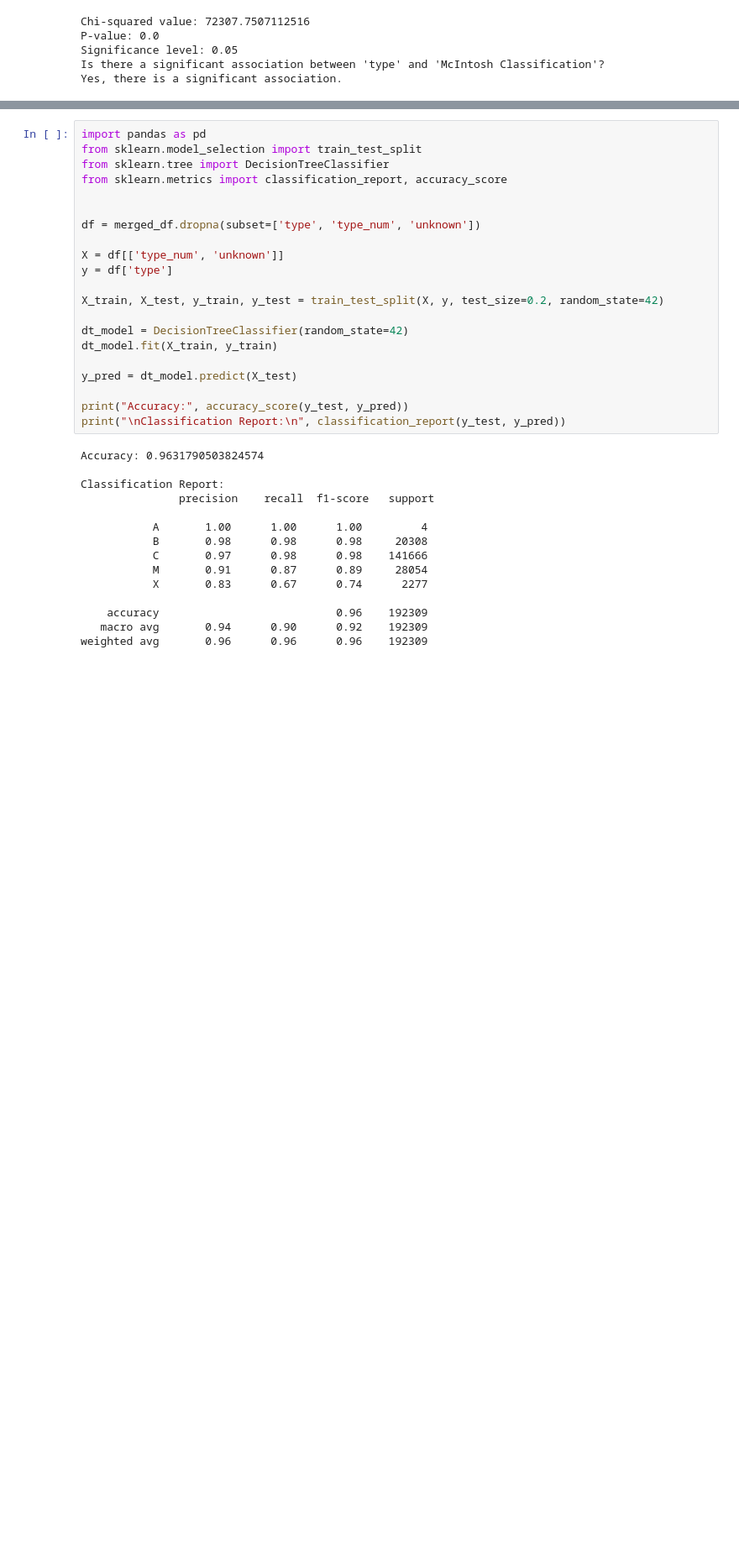
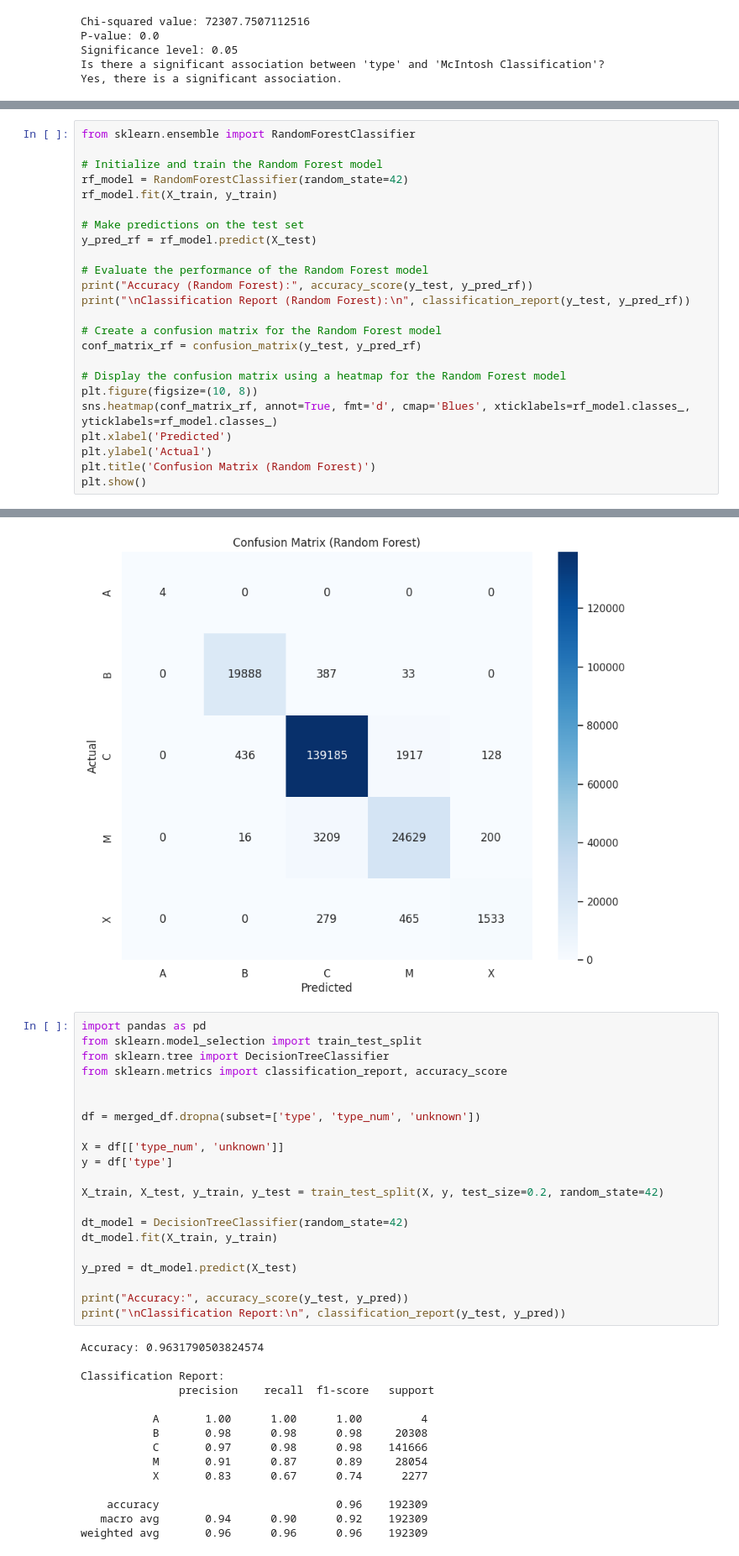
Before and after one commit to Mpho-AI/Sunspots-and-flares, a Jupyter notebook: BDV_ASS2_Sunspots_and_flares.ipynb, the cells around one changed output, grey strips where cells are left out. Shown at 84% size. Saved outputs shown, nothing was run; the diff lists cells and outputs as text; blank space fills up the shorter version.

```diff
--- a/BDV_ASS2_Sunspots_and_flares.ipynb
+++ b/BDV_ASS2_Sunspots_and_flares.ipynb
@@ -500,0 +733,25 @@ else:
+# %%
+from sklearn.ensemble import RandomForestClassifier
+
+# Initialize and train the Random Forest model
+rf_model = RandomForestClassifier(random_state=42)
+rf_model.fit(X_train, y_train)
+
+# Make predictions on the test set
+y_pred_rf = rf_model.predict(X_test)
+
+# Evaluate the performance of the Random Forest model
+print("Accuracy (Random Forest):", accuracy_score(y_test, y_pred_rf))
+print("\nClassification Report (Random Forest):\n", classification_report(y_test, y_pred_rf))
+
+# Create a confusion matrix for the Random Forest model
+conf_matrix_rf = confusion_matrix(y_test, y_pred_rf)
+
+# Display the confusion matrix using a heatmap for the Random Forest model
+plt.figure(figsize=(10, 8))
+sns.heatmap(conf_matrix_rf, annot=True, fmt='d', cmap='Blues', xticklabels=rf_model.classes_, yticklabels=rf_model.classes_)
+plt.xlabel('Predicted')
+plt.ylabel('Actual')
+plt.title('Confusion Matrix (Random Forest)')
+plt.show()
+# %% [output]
@@ -501,3 +772,4 @@ else:
+[figure, added]
 # %%
 import pandas as pd
 from sklearn.model_selection import train_test_split
```
Also changed, not shown: parts of 27 cells of this notebook.
